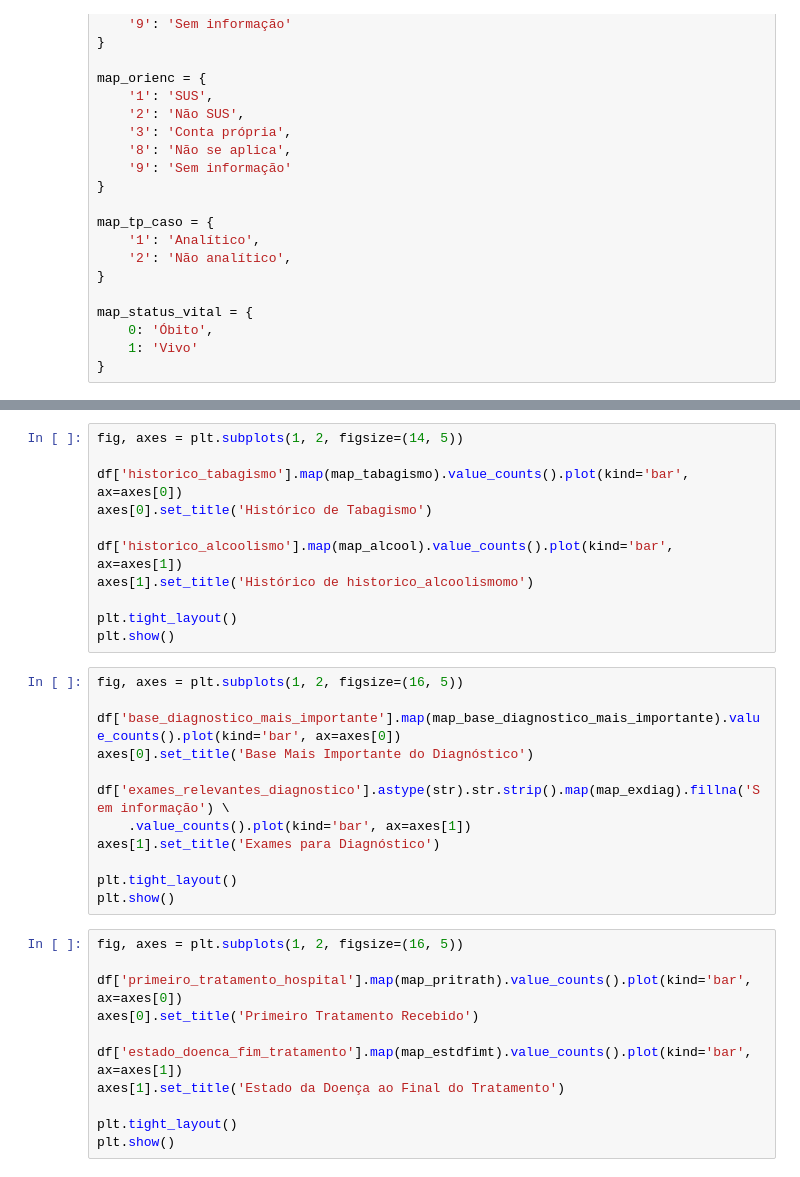
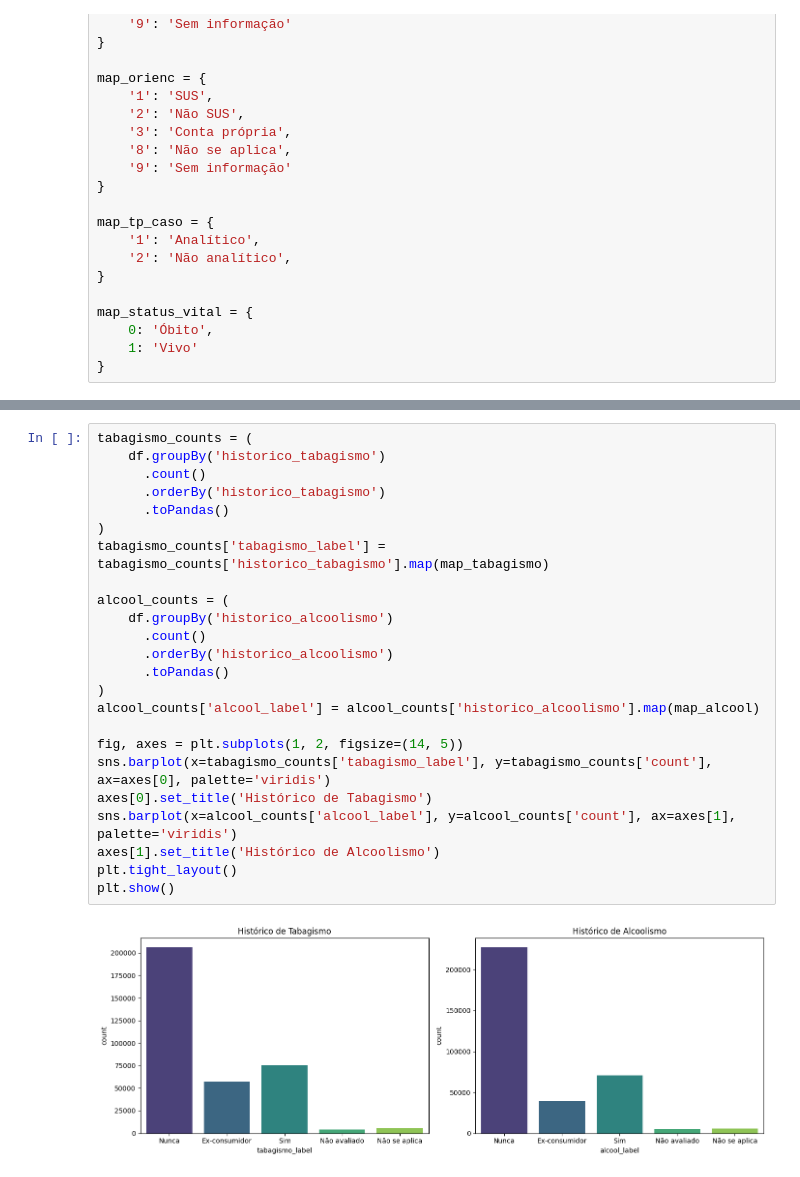
Before and after one commit to Data-Squad-ML/cancer_survival_prediction, a Jupyter notebook: src/cancer_brasil.ipynb, the cells around one changed output, grey strips where cells are left out. Drawn from its saved outputs; the diff is of its cells as text.

```diff
--- a/src/cancer_brasil.ipynb
+++ b/src/cancer_brasil.ipynb
@@ -497,34 +630,26 @@ plt.show()
 # %%
+tabagismo_counts = (
+    df.groupBy('historico_tabagismo')
+      .count()
+      .orderBy('historico_tabagismo')
+      .toPandas()
+)
+tabagismo_counts['tabagismo_label'] = tabagismo_counts['historico_tabagismo'].map(map_tabagismo)
+
+alcool_counts = (
+    df.groupBy('historico_alcoolismo')
+      .count()
+      .orderBy('historico_alcoolismo')
+      .toPandas()
+)
+alcool_counts['alcool_label'] = alcool_counts['historico_alcoolismo'].map(map_alcool)
+
 fig, axes = plt.subplots(1, 2, figsize=(14, 5))
-
-df['historico_tabagismo'].map(map_tabagismo).value_counts().plot(kind='bar', ax=axes[0])
+sns.barplot(x=tabagismo_counts['tabagismo_label'], y=tabagismo_counts['count'], ax=axes[0], palette='viridis')
 axes[0].set_title('Histórico de Tabagismo')
-
-df['historico_alcoolismo'].map(map_alcool).value_counts().plot(kind='bar', ax=axes[1])
-axes[1].set_title('Histórico de historico_alcoolismomo')
-
+sns.barplot(x=alcool_counts['alcool_label'], y=alcool_counts['count'], ax=axes[1], palette='viridis')
+axes[1].set_title('Histórico de Alcoolismo')
 plt.tight_layout()
 plt.show()
+# %% [output]
+[figure, added]
-# %%
-fig, axes = plt.subplots(1, 2, figsize=(16, 5))
-
-df['base_diagnostico_mais_importante'].map(map_base_diagnostico_mais_importante).value_counts().plot(kind='bar', ax=axes[0])
-axes[0].set_title('Base Mais Importante do Diagnóstico')
-
-df['exames_relevantes_diagnostico'].astype(str).str.strip().map(map_exdiag).fillna('Sem informação') \
-    .value_counts().plot(kind='bar', ax=axes[1])
-axes[1].set_title('Exames para Diagnóstico')
-
-plt.tight_layout()
-plt.show()
-# %%
-fig, axes = plt.subplots(1, 2, figsize=(16, 5))
-
-df['primeiro_tratamento_hospital'].map(map_pritrath).value_counts().plot(kind='bar', ax=axes[0])
-axes[0].set_title('Primeiro Tratamento Recebido')
-
-df['estado_doenca_fim_tratamento'].map(map_estdfimt).value_counts().plot(kind='bar', ax=axes[1])
-axes[1].set_title('Estado da Doença ao Final do Tratamento')
-
-plt.tight_layout()
-plt.show()
```
Also changed, not shown: parts of 24 cells of this notebook.
